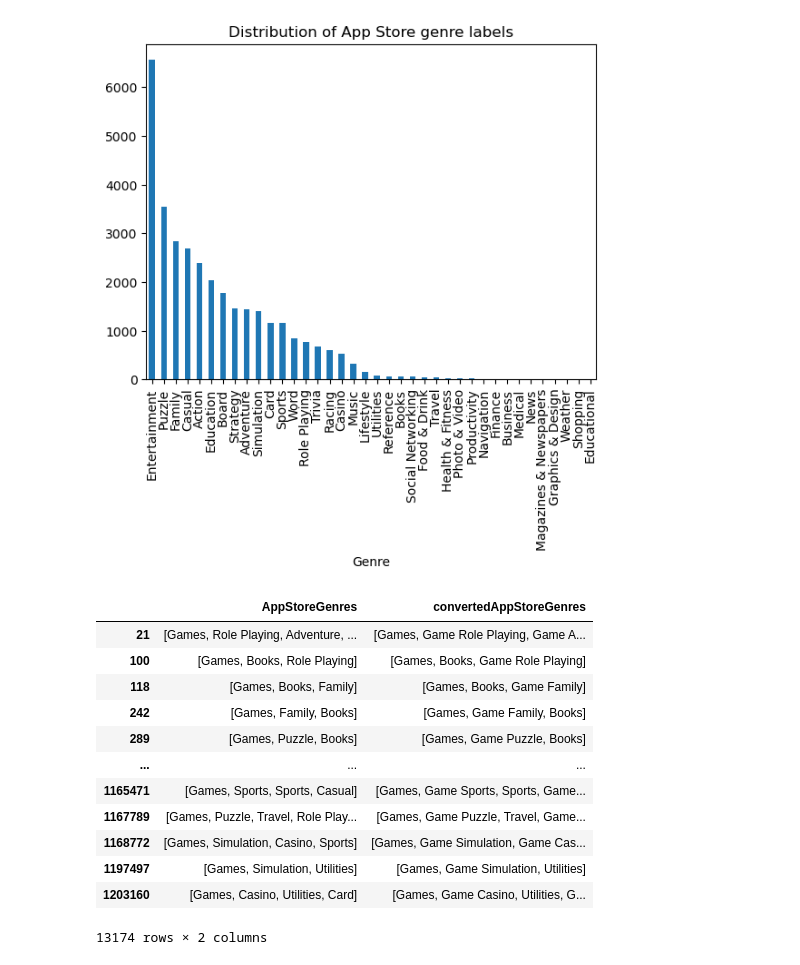
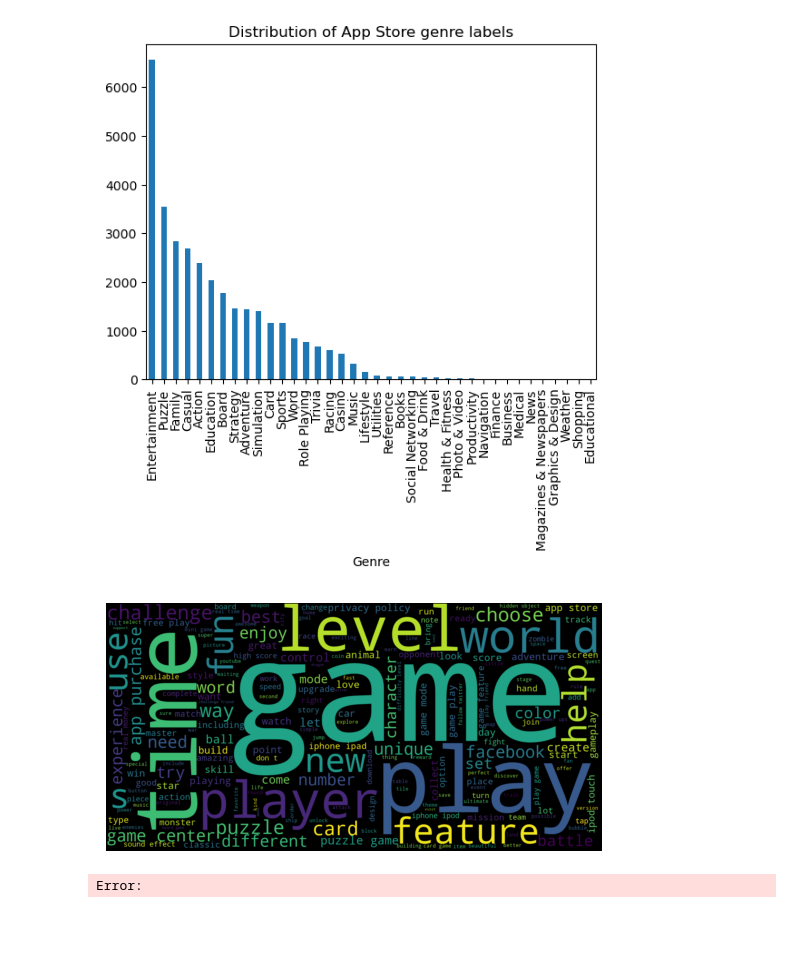
Before and after one commit to tsido/lda-thesis, a Jupyter notebook: data/generate_game_descriptions.ipynb, the cells around one changed output. Cells and saved outputs as stored; diff of their text form; code cells hidden in the pictures; blank space fills up the shorter version.

Commit message:
Add wordcloud of the fetched descriptions

```diff
--- a/data/generate_game_descriptions.ipynb
+++ b/data/generate_game_descriptions.ipynb
@@ -422,17 +413,22 @@ categories_df.value_counts().plot.bar(title='Distribution of App Store genre lab
 <AxesSubplot:title={'center':'Distribution of App Store genre labels'}, xlabel='Genre'>
 [figure]
 # %%
+# Generate word cloud from all the documents
+from wordcloud import WordCloud, STOPWORDS, ImageColorGenerator
+
+# get the descriptions
+text = df['PreprocessedDescription'].to_list()
+#combine the list into a single item
+text = "".join(text)
+
+# This word cloud gives some idea how generic the original text
+#wordcloud = WordCloud().generate(text)
+wordcloud = WordCloud(width=800, height=400, scale=2).generate(text)
+
+# Display the generated image:
+plt.imshow(wordcloud, interpolation='bilinear')
+plt.axis("off")
+plt.show()
 # %% [output]
-|  | AppStoreGenres | convertedAppStoreGenres |
-| 21 | [Games, Role Playing, Adventure, ... | [Games, Game Role Playing, Game A... |
-| 100 | [Games, Books, Role Playing] | [Games, Books, Game Role Playing] |
-| 118 | [Games, Books, Family] | [Games, Books, Game Family] |
-| 242 | [Games, Family, Books] | [Games, Game Family, Books] |
-| 289 | [Games, Puzzle, Books] | [Games, Game Puzzle, Books] |
-| ... | ... | ... |
-| 1165471 | [Games, Sports, Sports, Casual] | [Games, Game Sports, Sports, Game... |
-| 1167789 | [Games, Puzzle, Travel, Role Play... | [Games, Game Puzzle, Travel, Game... |
-| 1168772 | [Games, Simulation, Casino, Sports] | [Games, Game Simulation, Game Cas... |
-| 1197497 | [Games, Simulation, Utilities] | [Games, Game Simulation, Utilities] |
-| 1203160 | [Games, Casino, Utilities, Card] | [Games, Game Casino, Utilities, G... |
+[figure, added]
-13174 rows × 2 columns
+Error:
```
Also changed, not shown: parts of 7 cells of this notebook.
